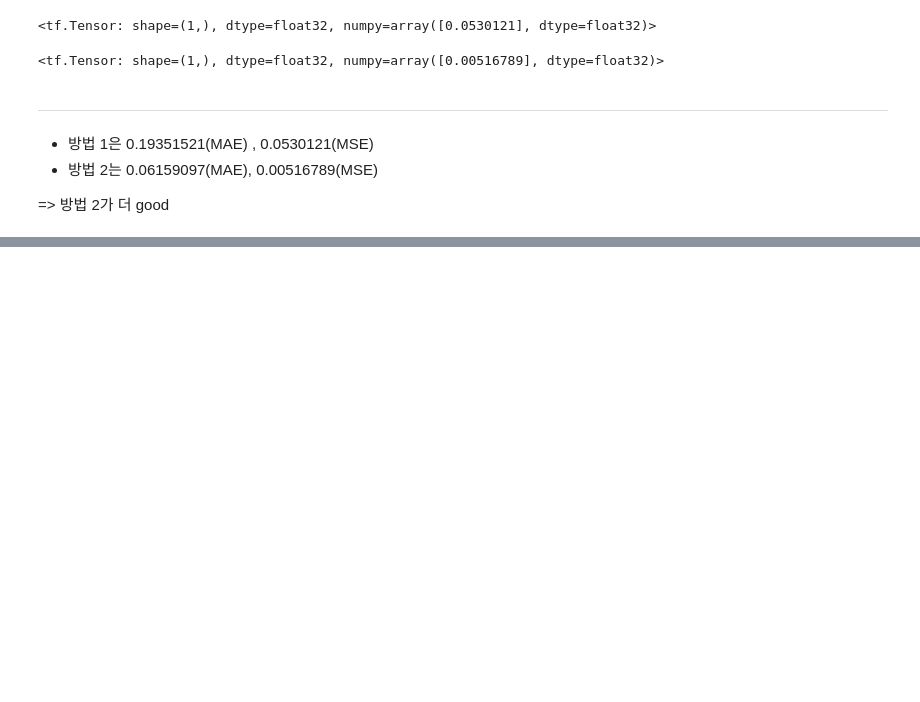
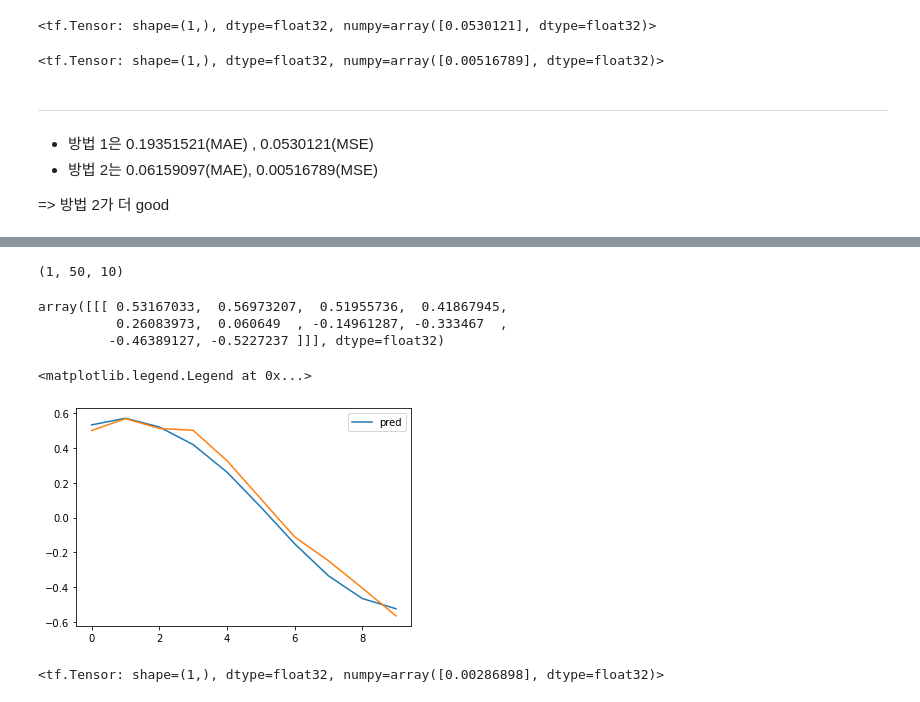
Before and after one commit to PingPingE/Learn_ML_DL, a Jupyter notebook: Practice/Hands_On_ML/ch15-1.ipynb, the cells around one changed output, grey strips where cells are left out. Drawn from its saved outputs; the diff is of its cells as text; code cells hidden in the pictures; blank space fills up the shorter version.

```diff
--- a/Practice/Hands_On_ML/ch15-1.ipynb
+++ b/Practice/Hands_On_ML/ch15-1.ipynb
@@ -529,0 +559,6 @@ keras.losses.mean_squared_error(Y_pred2.reshape(1,10),Y_new.reshape(1,10))
+# %%
+model7=keras.models.Sequential([
+                                keras.layers.SimpleRNN(20, return_sequences=True, input_shape=[None, 1]),
+                                keras.layers.SimpleRNN(20, return_sequences=True),
+                                keras.layers.TimeDistributed(keras.layers.Dense(10))
+])
@@ -529,0 +582,6 @@ keras.losses.mean_squared_error(Y_pred2.reshape(1,10),Y_new.reshape(1,10))
+# %%
+def last_time_step_mse(Y_true, Y_pred): #매 출력마다 MSE 찍어보자
+  return keras.metrics.mean_squared_error(Y_true[:, -1], Y_pred[:, -1])
+# %%
+model7.compile(loss="mse", optimizer=keras.optimizers.Adam(0.01), metrics=[last_time_step_mse])
+model7.fit(X_train, y_train, validation_data=(X_valid, y_valid), epochs=20)
@@ -529,0 +607,23 @@ keras.losses.mean_squared_error(Y_pred2.reshape(1,10),Y_new.reshape(1,10))
+# %%
+Y_pred3=model7.predict(X_new)
+# %%
+Y_pred3.shape
+# %% [output]
+(1, 50, 10)
+# %%
+Y_pred3[-1:,-1:,:]
+# %% [output]
+array([[[ 0.53167033,  0.56973207,  0.51955736,  0.41867945,
+          0.26083973,  0.060649  , -0.14961287, -0.333467  ,
+         -0.46389127, -0.5227237 ]]], dtype=float32)
+# %%
+plt.plot(Y_pred3[-1,-1,:].reshape(10,-1), label='pred') #마지막꺼
+plt.plot(Y_new.reshape(10,-1))
+plt.legend()
+# %% [output]
+<matplotlib.legend.Legend at 0x...>
+[figure, added]
+# %%
+keras.losses.mean_squared_error(Y_pred3[-1,-1,:].reshape(1,10),Y_new.reshape(1,10))
+# %% [output]
+<tf.Tensor: shape=(1,), dtype=float32, numpy=array([0.00286898], dtype=float32)>
```
Also changed, not shown: parts of 9 cells of this notebook.
